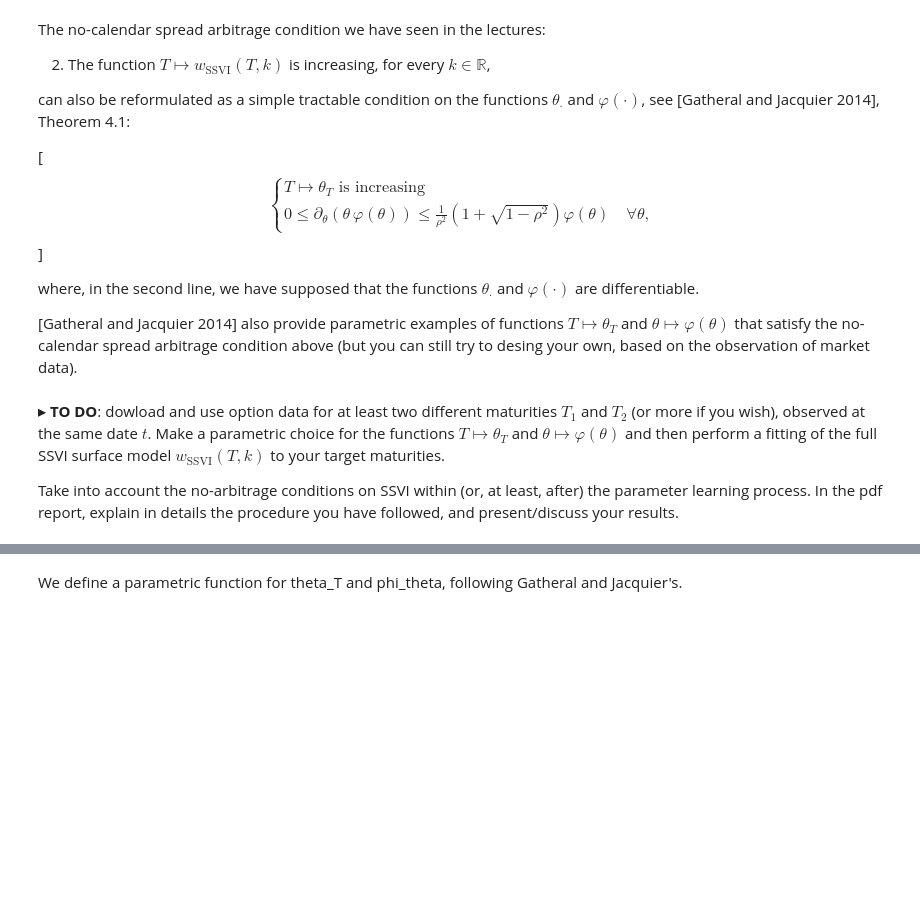
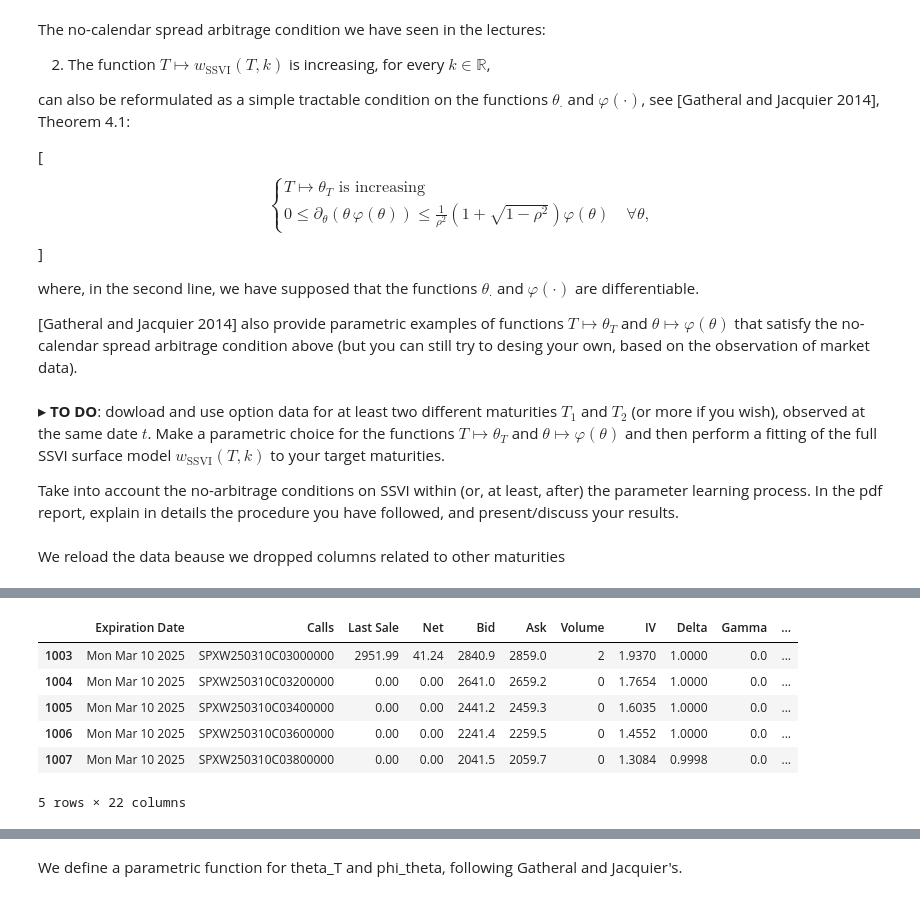
Before and after one commit to dianemans/Proj1_NPFD, a Jupyter notebook: S. De Marco/forward_clement.ipynb, the cells around one changed output, grey strips where cells are left out. Saved outputs shown, nothing was run; the diff lists cells and outputs as text; code cells hidden in the pictures; blank space fills up the shorter version.

```diff
--- a/S. De Marco/forward_clement.ipynb
+++ b/S. De Marco/forward_clement.ipynb
@@ -799,3 +797,25 @@ where, in the second line, we have supposed that the functions $\theta_\cdot$ an
 $\blacktriangleright$ __TO DO__: dowload and use option data for at least two different maturities $T_1$ and $T_2$ (or more if you wish), observed at the same date $t$. Make a parametric choice for the functions $T \mapsto \theta_T$ and $\theta \mapsto \varphi(\theta)$ and then perform a fitting of the full SSVI surface model $w_\mathrm{SSVI}(T, k)$ to your target maturities.
 
 Take into account the no-arbitrage conditions on SSVI within (or, at least, after) the parameter learning process. In the pdf report, explain in details the procedure you have followed, and present/discuss your results.
+# %% [markdown]
+We reload the data beause we dropped columns related to other maturities
+# %%
+data_path = "spx_quotedata.csv"
+quotes = pd.read_csv(data_path, header=2)
+current_date = pd.to_datetime("2025-03-04")
+
+# Define our maturity under study
+maturities = sorted(pd.to_datetime(quotes["Expiration Date"].unique()))
+maturities = [m for m in maturities if m > current_date]  # Exclude expired maturities
+
+# Then select two maturities and continue the preprocess as before
+timestamps = [maturities[3], maturities[4]]
+print(timestamps)
+
+# Convert timestamps to string format
+dates = [timestamp.strftime('%a %b %d %Y') for timestamp in timestamps]
+print(dates)
+
+quotes = quotes[quotes['Expiration Date'].isin(dates)]
+quotes.head()
+# %% [output]
@@ -801,0 +824,7 @@ Take into account the no-arbitrage conditions on SSVI within (or, at least, afte
+|  | Expiration Date | Calls | Last Sale | Net | Bid | Ask | Volume | IV | Delta | Gamma | ... |
+| 1003 | Mon Mar 10 2025 | SPXW250310C03000000 | 2951.99 | 41.24 | 2840.9 | 2859.0 | 2 | 1.9370 | 1.0000 | 0.0 | ... |
+| 1004 | Mon Mar 10 2025 | SPXW250310C03200000 | 0.00 | 0.00 | 2641.0 | 2659.2 | 0 | 1.7654 | 1.0000 | 0.0 | ... |
+| 1005 | Mon Mar 10 2025 | SPXW250310C03400000 | 0.00 | 0.00 | 2441.2 | 2459.3 | 0 | 1.6035 | 1.0000 | 0.0 | ... |
+| 1006 | Mon Mar 10 2025 | SPXW250310C03600000 | 0.00 | 0.00 | 2241.4 | 2259.5 | 0 | 1.4552 | 1.0000 | 0.0 | ... |
+| 1007 | Mon Mar 10 2025 | SPXW250310C03800000 | 0.00 | 0.00 | 2041.5 | 2059.7 | 0 | 1.3084 | 0.9998 | 0.0 | ... |
+5 rows × 22 columns
```
Also changed, not shown: parts of 15 cells of this notebook.
